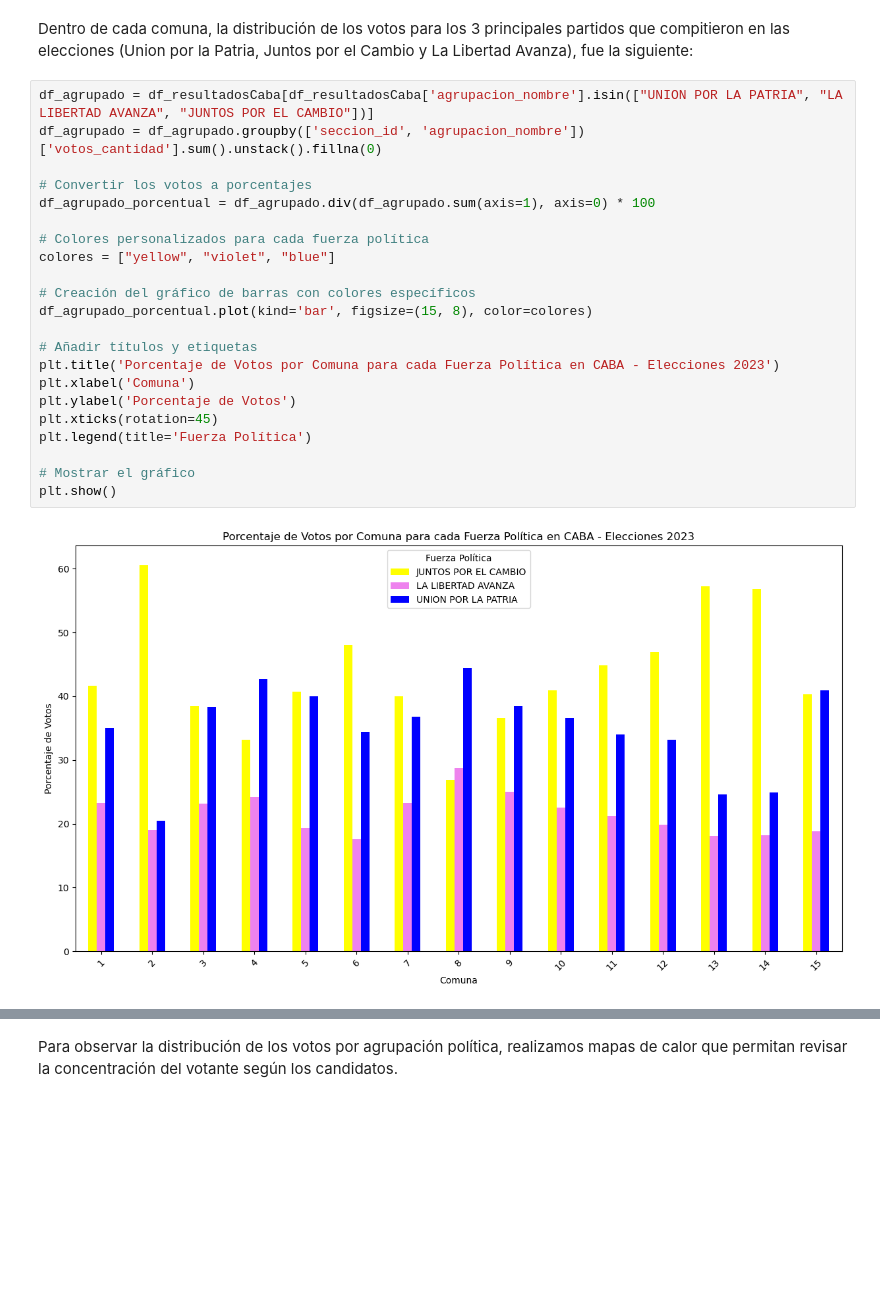
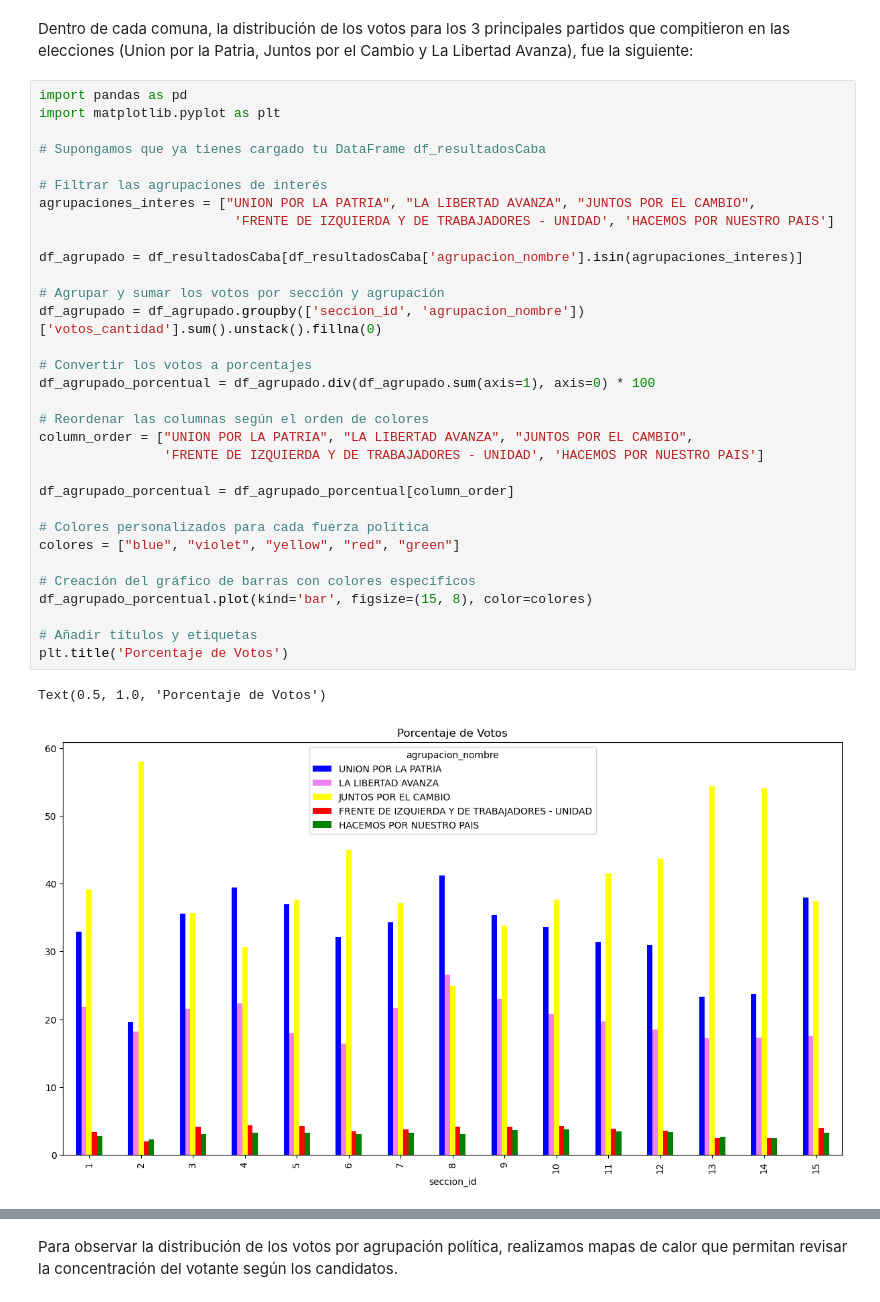
Before and after one commit to nicolasfaccini/Analisis-Elecciones-Generales-2023-Python, a Jupyter notebook: Informe_copy.ipynb, the cells around one changed output, grey strips where cells are left out. Saved outputs shown, nothing was run; the diff lists cells and outputs as text; blank space fills up the shorter version.

```diff
--- a/Informe_copy.ipynb
+++ b/Informe_copy.ipynb
@@ -204,27 +211,38 @@ df_resultadosCaba2
 # %% [markdown]
 Dentro de cada comuna, la distribución de los votos para los 3 principales partidos que compitieron en las elecciones (Union por la Patria, Juntos por el Cambio y La Libertad Avanza), fue la siguiente:
 # %%
-df_agrupado = df_resultadosCaba[df_resultadosCaba['agrupacion_nombre'].isin(["UNION POR LA PATRIA", "LA LIBERTAD AVANZA", "JUNTOS POR EL CAMBIO"])]
+import pandas as pd
+import matplotlib.pyplot as plt
+
+# Supongamos que ya tienes cargado tu DataFrame df_resultadosCaba
+
+# Filtrar las agrupaciones de interés
+agrupaciones_interes = ["UNION POR LA PATRIA", "LA LIBERTAD AVANZA", "JUNTOS POR EL CAMBIO",
+                         'FRENTE DE IZQUIERDA Y DE TRABAJADORES - UNIDAD', 'HACEMOS POR NUESTRO PAIS']
+
+df_agrupado = df_resultadosCaba[df_resultadosCaba['agrupacion_nombre'].isin(agrupaciones_interes)]
+
+# Agrupar y sumar los votos por sección y agrupación
 df_agrupado = df_agrupado.groupby(['seccion_id', 'agrupacion_nombre'])['votos_cantidad'].sum().unstack().fillna(0)
 
 # Convertir los votos a porcentajes
 df_agrupado_porcentual = df_agrupado.div(df_agrupado.sum(axis=1), axis=0) * 100
 
+# Reordenar las columnas según el orden de colores
+column_order = ["UNION POR LA PATRIA", "LA LIBERTAD AVANZA", "JUNTOS POR EL CAMBIO",
+                'FRENTE DE IZQUIERDA Y DE TRABAJADORES - UNIDAD', 'HACEMOS POR NUESTRO PAIS']
+
+df_agrupado_porcentual = df_agrupado_porcentual[column_order]
+
 # Colores personalizados para cada fuerza política
-colores = ["yellow", "violet", "blue"]
+colores = ["blue", "violet", "yellow", "red", "green"]
 
 # Creación del gráfico de barras con colores específicos
 df_agrupado_porcentual.plot(kind='bar', figsize=(15, 8), color=colores)
 
 # Añadir títulos y etiquetas
-plt.title('Porcentaje de Votos por Comuna para cada Fuerza Política en CABA - Elecciones 2023')
-plt.xlabel('Comuna')
-plt.ylabel('Porcentaje de Votos')
-plt.xticks(rotation=45)
-plt.legend(title='Fuerza Política')
-
-# Mostrar el gráfico
-plt.show()
+plt.title('Porcentaje de Votos')
 # %% [output]
+Text(0.5, 1.0, 'Porcentaje de Votos')
-[figure, old version]
+[figure, new version]
 # %% [markdown]
```
Also changed, not shown: parts of 4 cells of this notebook, 1 other file.
